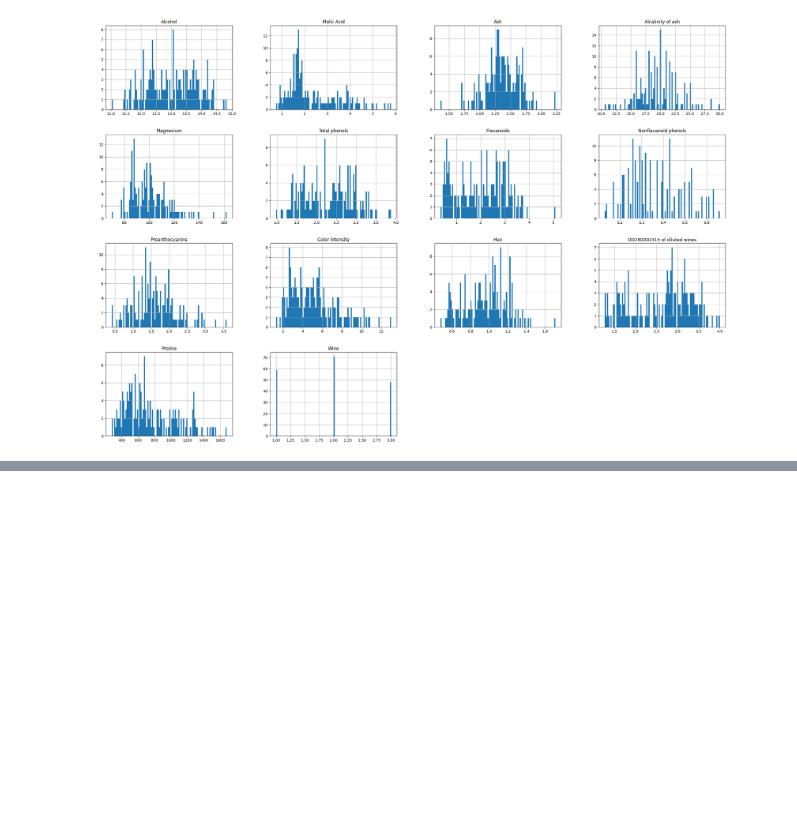
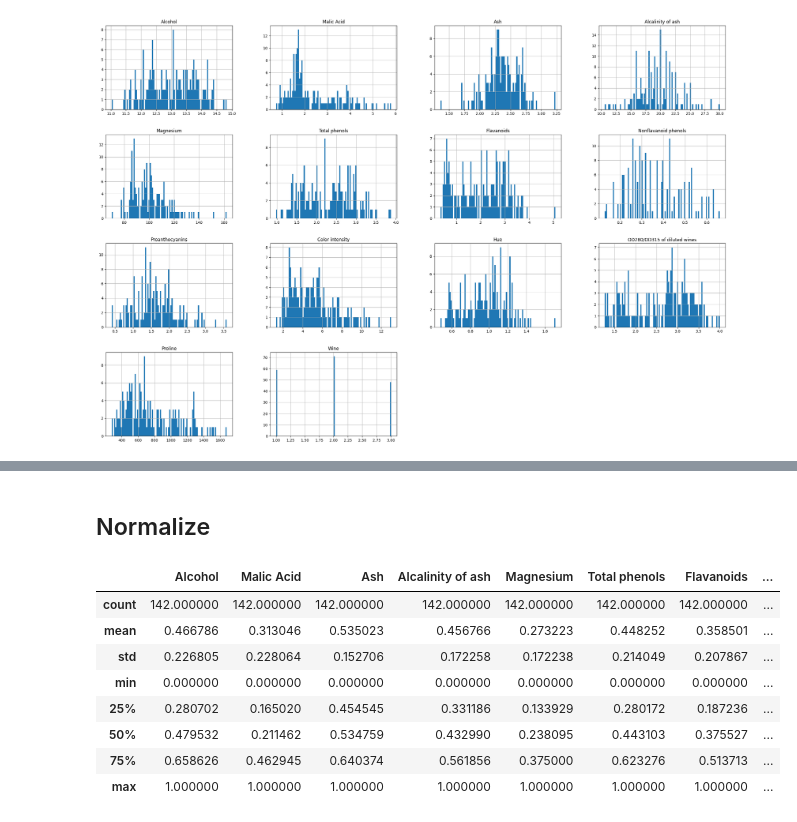
Before and after one commit to laoqiu233/itmo-ai-systems, a Jupyter notebook: lab5/knn_wine.ipynb, the cells around one changed output, grey strips where cells are left out. Saved outputs shown, nothing was run; the diff lists cells and outputs as text; code cells hidden in the pictures; blank space fills up the shorter version.

```diff
--- a/lab5/knn_wine.ipynb
+++ b/lab5/knn_wine.ipynb
@@ -56,0 +59,16 @@ array([[<Axes: title={'center': 'Alcohol'}>,
+# %%
+train_percentage = 0.8
+random_state = 336771
+
+train = df.sample(frac=train_percentage, random_state=random_state)
+test = df.drop(train.index)
+
+train_x = train.drop('Wine', axis=1)
+train_y = train['Wine']
+
+print(train_y.value_counts())
+
+test_x = test.drop('Wine', axis=1)
+test_y = test['Wine']
+
+print(test_y.value_counts())
@@ -56,0 +86,2 @@ array([[<Axes: title={'center': 'Alcohol'}>,
+# %% [markdown]
+## Normalize
@@ -56,0 +94,12 @@ array([[<Axes: title={'center': 'Alcohol'}>,
+# %%
+train_x.describe()
+# %% [output]
+|  | Alcohol | Malic Acid | Ash | Alcalinity of ash | Magnesium | Total phenols | Flavanoids | ... |
+| count | 142.000000 | 142.000000 | 142.000000 | 142.000000 | 142.000000 | 142.000000 | 142.000000 | ... |
+| mean | 0.466786 | 0.313046 | 0.535023 | 0.456766 | 0.273223 | 0.448252 | 0.358501 | ... |
+| std | 0.226805 | 0.228064 | 0.152706 | 0.172258 | 0.172238 | 0.214049 | 0.207867 | ... |
+| min | 0.000000 | 0.000000 | 0.000000 | 0.000000 | 0.000000 | 0.000000 | 0.000000 | ... |
+| 25% | 0.280702 | 0.165020 | 0.454545 | 0.331186 | 0.133929 | 0.280172 | 0.187236 | ... |
+| 50% | 0.479532 | 0.211462 | 0.534759 | 0.432990 | 0.238095 | 0.443103 | 0.375527 | ... |
+| 75% | 0.658626 | 0.462945 | 0.640374 | 0.561856 | 0.375000 | 0.623276 | 0.513713 | ... |
+| max | 1.000000 | 1.000000 | 1.000000 | 1.000000 | 1.000000 | 1.000000 | 1.000000 | ... |
```
Also changed, not shown: parts of 13 cells of this notebook.
